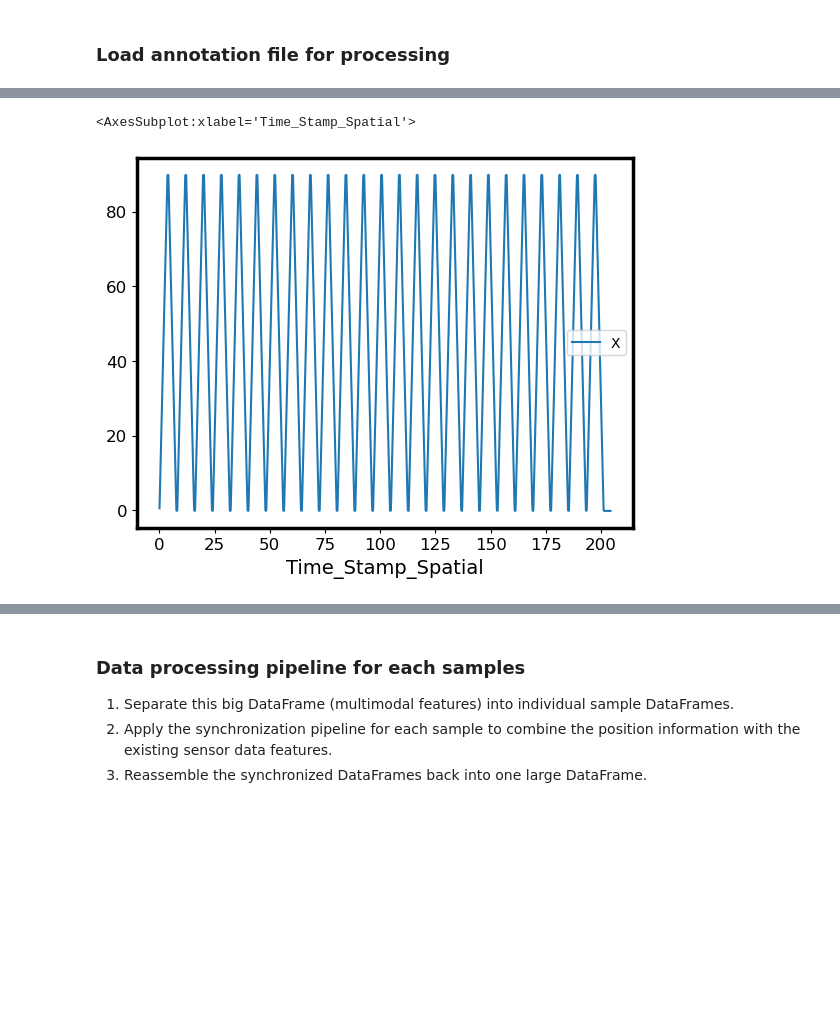
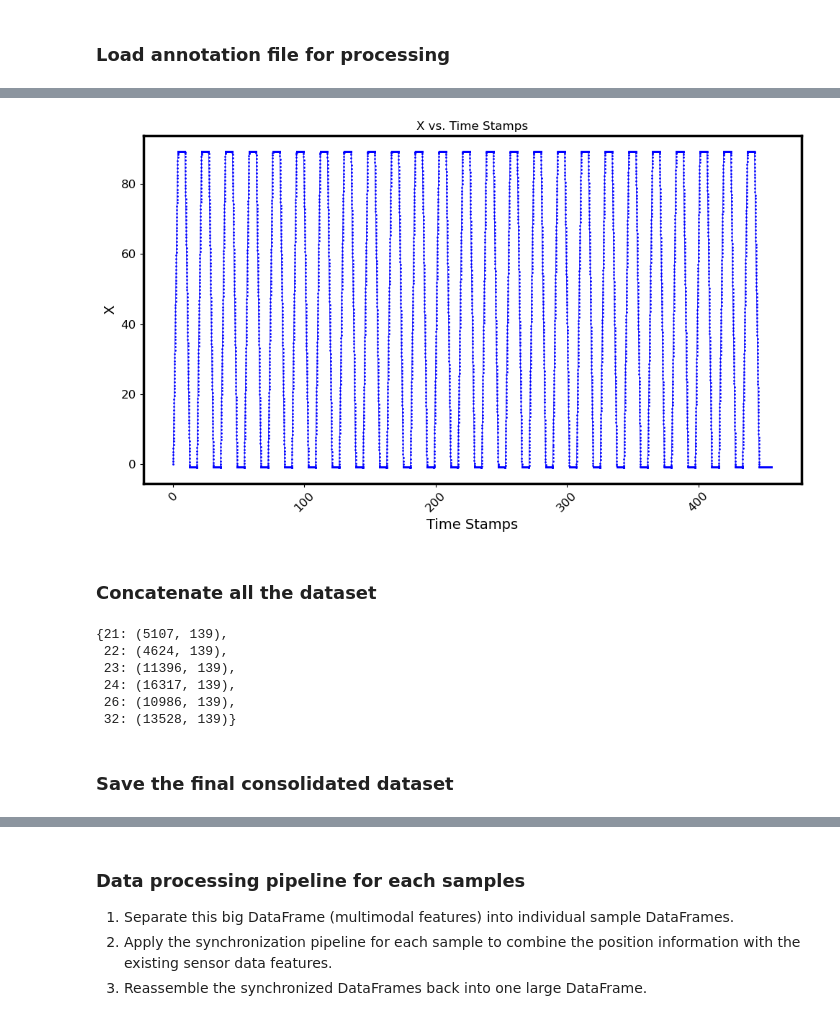
Before and after one commit to Davidlequnchen/LDED-FusionNet, a Jupyter notebook: code/2b_spatiotemporal_feature_fusion.ipynb, the cells around one changed output, grey strips where cells are left out. Saved outputs shown, nothing was run; the diff lists cells and outputs as text; code cells hidden in the pictures; blank space fills up the shorter version.

Commit message:
Update code for spatiotemporal registration

```diff
--- a/code/2b_spatiotemporal_feature_fusion.ipynb
+++ b/code/2b_spatiotemporal_feature_fusion.ipynb
@@ -162,7 +172,7 @@ def process_raw_dataframe(df_raw):
     return df_cleaned
 # %%
 # Test the corrected function with the provided CSV file
-df_processed_21 = process_raw_dataframe(df_position_21_raw)
-df_processed_21
+df_position_23_clean = process_raw_dataframe(df_position_23_raw)
+df_position_23_clean
 # %% [output]
 |  | Time_Stamp_Spatial | X | Y | Z | Vx | Vy | Vz | Speed |
@@ -191,0 +202,7 @@ df_merged_spatter_annotations_21['Time_Stamp_AudioVisual'] = df_merged_spatter_a
+# %%
+# Separate the big DataFrame into individual sample DataFrames based on the 'Sample number' column
+sample_numbers = [21, 22, 23, 24, 26, 32]
+sample_dfs = {sample: df_multimodal[df_multimodal['Sample number'] == sample].reset_index(drop=True) for sample in sample_numbers}
+
+# Display the shape of each individual sample DataFrame to verify the separation
+{sample: sample_df.shape for sample, sample_df in sample_dfs.items()}
@@ -192 +216,9 @@ df_merged_spatter_annotations_21['Time_Stamp_AudioVisual'] = df_merged_spatter_a
+# %%
+for sample, df in sample_dfs.items():
+    df['Time_Stamps'] = (df['sample_index'] - 1) * 0.04
+
+    # Move Time_Stamps column to the front, right after 'sample index'
+    cols = df.columns.tolist()
+    cols.insert(1, cols.pop(cols.index('Time_Stamps')))
+    sample_dfs[sample] = df[cols]
 # %%
@@ -254,0 +324,2 @@ df_synchronized_adjusted
+# %%
+df_synchronized_adjusted = synchronize_dataframes(sample_dfs[23], df_position_23_clean)
@@ -255,5 +342,11 @@ df_synchronized_adjusted
 # %%
-df_synchronized_adjusted.plot('Time_Stamp_Spatial', 'X')
+plt.figure(figsize=(10, 6))  # Set the figure size (optional)
+plt.plot(df_synchronized_adjusted['Time_Stamps'], df_synchronized_adjusted['X'], marker='o', linestyle='-', color='b', markersize=1, linewidth=0.5)  # Adjust here
+plt.title('X vs. Time Stamps')  # Title of the plot
+plt.xlabel('Time Stamps')  # Label for the x-axis
+plt.ylabel('X')  # Label for the y-axis
+plt.xticks(rotation=45)  # Rotate x-axis labels for better readability (optional)
+plt.tight_layout()  # Adjust layout to not cut off labels
+plt.show()
 # %% [output]
-<AxesSubplot:xlabel='Time_Stamp_Spatial'>
-[figure, old version]
+[figure, new version]
@@ -259,0 +358,23 @@ df_synchronized_adjusted.plot('Time_Stamp_Spatial', 'X')
+# %% [markdown]
+### Concatenate all the dataset
+# %%
+final_dfs = {}
+
+# Iterate over each sample number to perform the synchronization
+for sample in sample_numbers:
+    file_path = os.path.join(Dataset_path, f'{sample}', f'sample_{sample}_synchronized_adjusted.csv')
+    df_spatiotemporal_fused =  pd.read_csv(file_path)
+    # Store the final DataFrame in the dictionary
+    final_dfs[sample] = df_spatiotemporal_fused
+
+# Display the shape of each final DataFrame to verify the synchronization
+{sample: final_df.shape for sample, final_df in final_dfs.items()}
+# %% [output]
+{21: (5107, 139),
+ 22: (4624, 139),
+ 23: (11396, 139),
+ 24: (16317, 139),
+ 26: (10986, 139),
+ 32: (13528, 139)}
+# %% [markdown]
+### Save the final consolidated dataset
```
Also changed, not shown: parts of 32 cells of this notebook, 1 other file.
